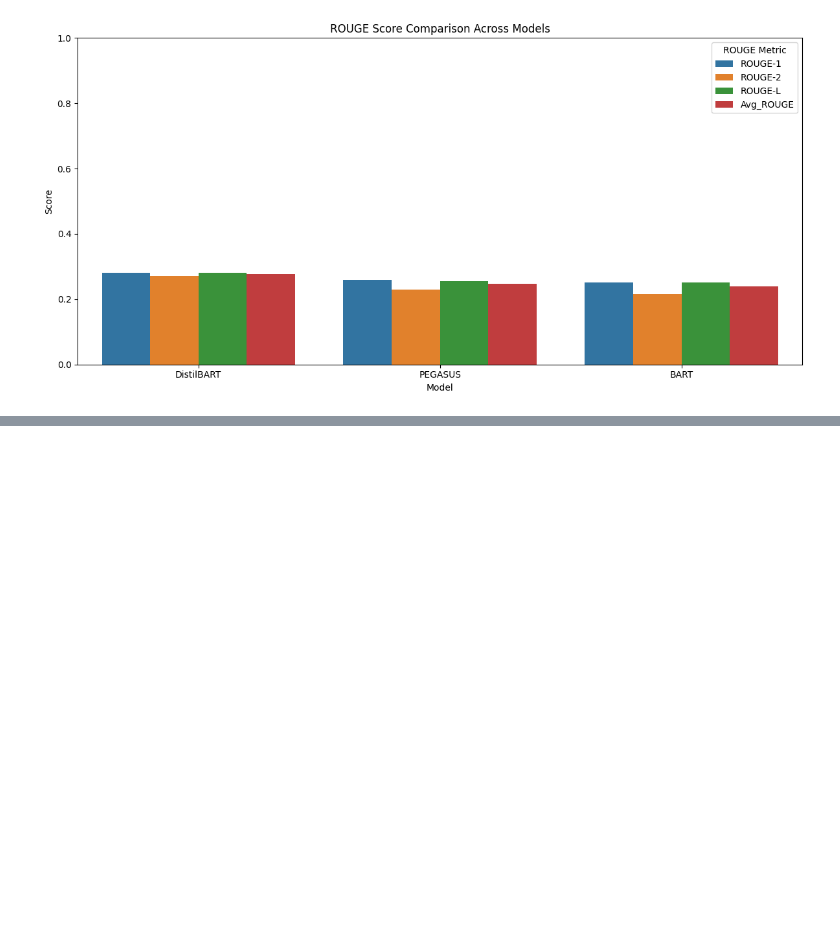
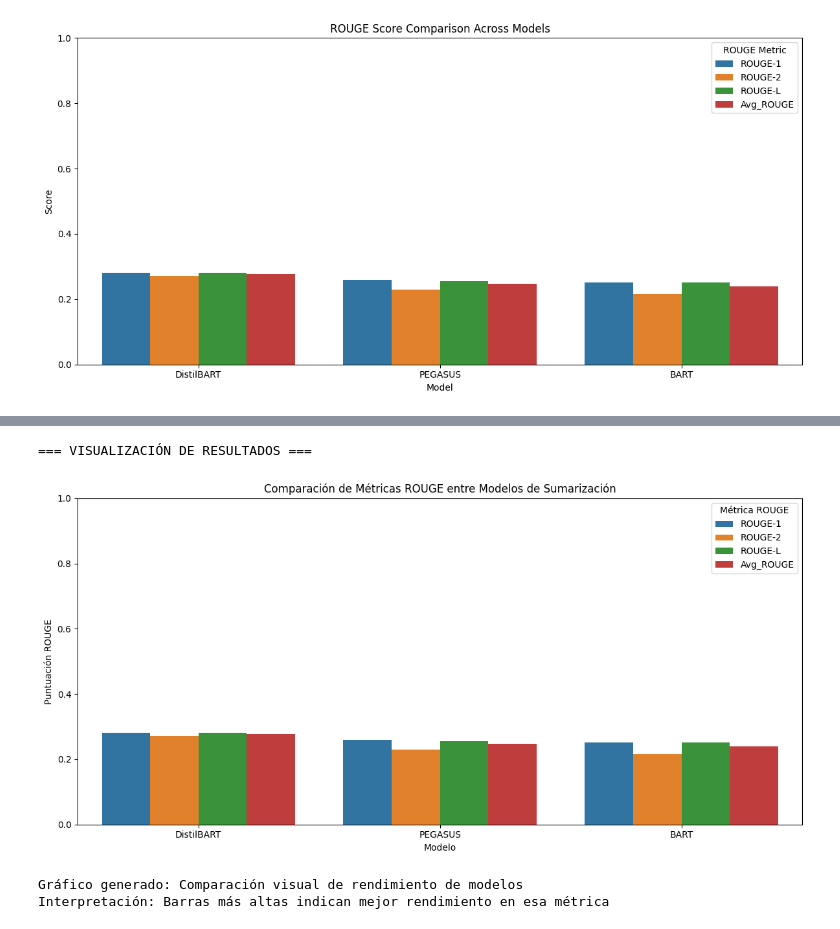
Before and after one commit to juandsep/project_mml, a Jupyter notebook: notebooks/modelo-v1.ipynb, the cells around one changed output, grey strips where cells are left out. Cells and saved outputs as stored; diff of their text form; code cells hidden in the pictures; blank space fills up the shorter version.

```diff
--- a/notebooks/modelo-v1.ipynb
+++ b/notebooks/modelo-v1.ipynb
@@ -151,0 +437,29 @@ DistilBART Summary:
+# %%
+# Visualization of results
+print("\n=== VISUALIZACIÓN DE RESULTADOS ===")
+
+# Visualize the ROUGE scores
+plt.figure(figsize=(12, 6))
+
+# Create the bar plot
+comparison_melted = pd.melt(comparison_df, id_vars=['Model'],
+                          value_vars=['ROUGE-1', 'ROUGE-2', 'ROUGE-L', 'Avg_ROUGE'],
+                          var_name='Metric', value_name='Score')
+
+sns.barplot(x='Model', y='Score', hue='Metric', data=comparison_melted)
+plt.title('Comparación de Métricas ROUGE entre Modelos de Sumarización')
+plt.xlabel('Modelo')
+plt.ylabel('Puntuación ROUGE')
+plt.ylim(0, 1)  # ROUGE scores range from 0 to 1
+plt.xticks(rotation=0)
+plt.legend(title='Métrica ROUGE')
+plt.tight_layout()
+plt.show()
+
+print("Gráfico generado: Comparación visual de rendimiento de modelos")
+print("Interpretación: Barras más altas indican mejor rendimiento en esa métrica")
+# %% [output]
+=== VISUALIZACIÓN DE RESULTADOS ===
+[figure, added]
+Gráfico generado: Comparación visual de rendimiento de modelos
+Interpretación: Barras más altas indican mejor rendimiento en esa métrica
```
Also changed, not shown: parts of 4 cells of this notebook.
